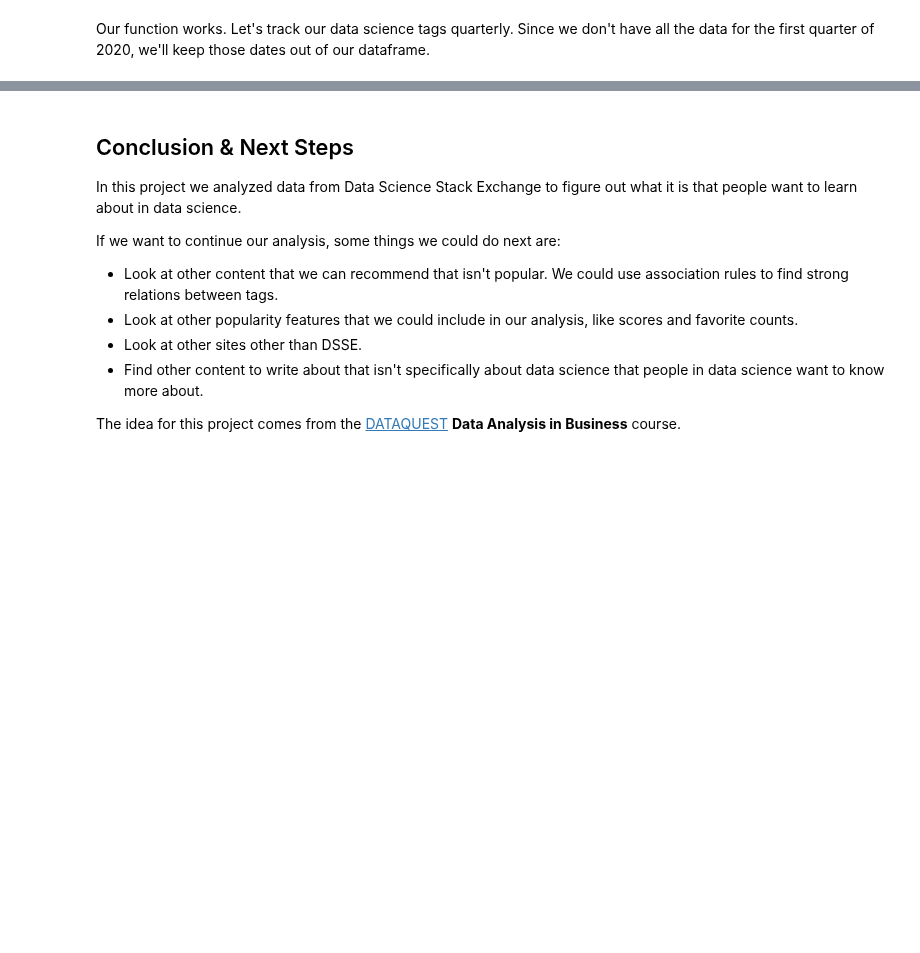
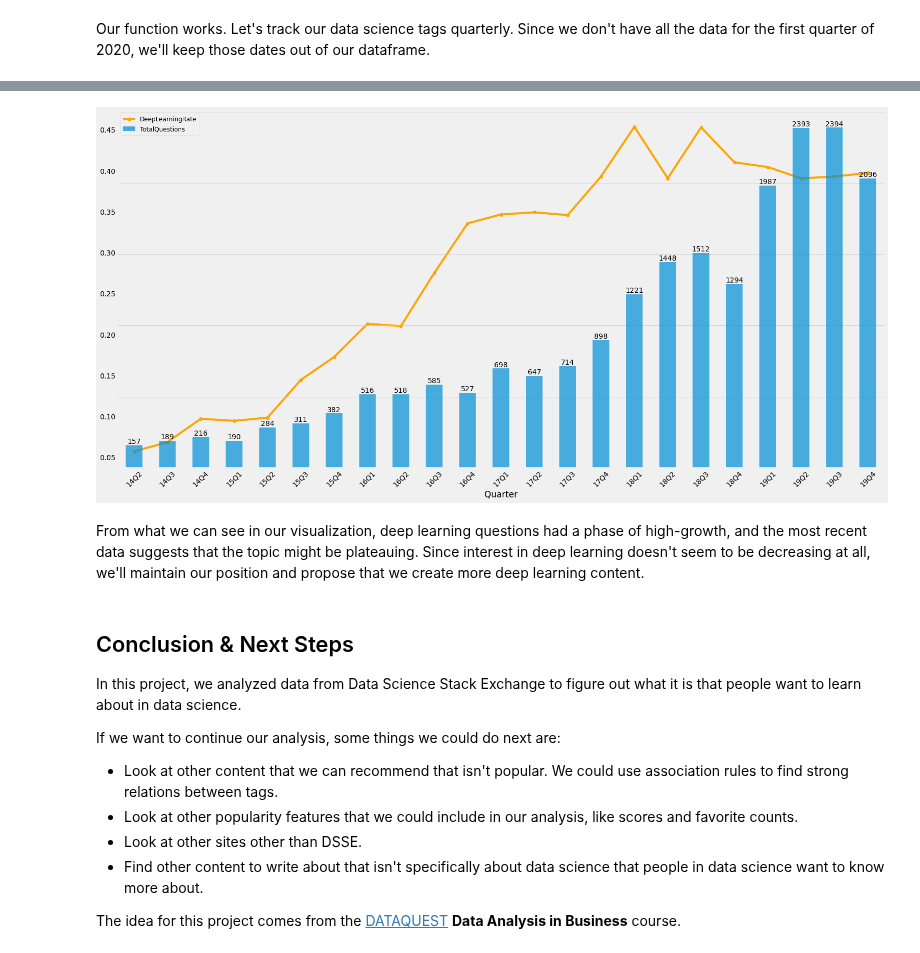
Before and after one commit to branBeckett/data-science-projects, a Jupyter notebook: data-science-questions/data-science-questions.ipynb, the cells around one changed output, grey strips where cells are left out. Drawn from its saved outputs; the diff is of its cells as text; code cells hidden in the pictures; blank space fills up the shorter version.

Commit message:
Finalized project.

```diff
--- a/data-science-questions/data-science-questions.ipynb
+++ b/data-science-questions/data-science-questions.ipynb
@@ -397,0 +384,2 @@ Write your observations and final recommendation in a markdown cell.
+# %%
+all_q = all_q[all_q['CreationDate'].dt.year < 2020]
@@ -397,0 +388,8 @@ Write your observations and final recommendation in a markdown cell.
+# %%
+def fetch_quarter(datetime):
+    year = str(datetime.year)[-2:]
+    quarter = str(((datetime.month-1) // 3) + 1)
+    return '{y}Q{q}'.format(y=year, q=quarter)
+
+all_q['Quarter'] = all_q['CreationDate'].apply(fetch_quarter)
+all_q.head()
@@ -397,0 +408,8 @@ Write your observations and final recommendation in a markdown cell.
+# %%
+quarterly = all_q.groupby('Quarter').agg({'DeepLearning': ['sum', 'size']})
+quarterly.columns = ['DeepLearningQuestions', 'TotalQuestions']
+quarterly['DeepLearningRate'] = quarterly['DeepLearningQuestions'] / quarterly['TotalQuestions']
+
+# To help with visualizing the data
+quarterly.reset_index(inplace=True)
+quarterly.sample(5)
@@ -398,7 +423,33 @@ Write your observations and final recommendation in a markdown cell.
+# %%
+# Plotting our deep learning and total question data by quarter
+ax1 = quarterly.plot(x='Quarter', y='DeepLearningRate', kind='line', linestyle='-', marker='o', color='orange',
+                    figsize=(24,12)
+                    )
+
+ax2 = quarterly.plot(x='Quarter', y='TotalQuestions', kind='bar', ax=ax1, secondary_y=True, alpha=0.7, rot=45)
+
+for idx, t in quarterly['TotalQuestions'].iteritems():
+    ax2.text(idx, t, str(t), ha='center', va='bottom')
+xlims = ax1.get_xlim()
+
+ax1.get_legend().remove()
+
+handles1, labels1 = ax1.get_legend_handles_labels()
+handles2, labels2 = ax2.get_legend_handles_labels()
+ax1.legend(handles=handles1 + handles2, labels=labels1 + labels2, loc='upper left', prop={'size': 12})
+
+for ax in (ax1, ax2):
+    for where in ('top', 'right'):
+        ax.spines[where].set_visible(False)
+        ax.tick_params(right=False, labelright=False)
+# %% [output]
+[figure, added]
+# %% [markdown]
+From what we can see in our visualization, deep learning questions had a phase of high-growth, and the most recent data suggests that the topic might be plateauing. Since interest in deep learning doesn't seem to be decreasing at all, we'll maintain our position and propose that we create more deep learning content.
 # %% [markdown]
 ## Conclusion & Next Steps
 
-In this project we analyzed data from Data Science Stack Exchange to figure out what it is that people want to learn about in data science.
+In this project, we analyzed data from Data Science Stack Exchange to figure out what it is that people want to learn about in data science.
 
 If we want to continue our analysis, some things we could do next are:
 
```
Also changed, not shown: parts of 7 cells of this notebook.
